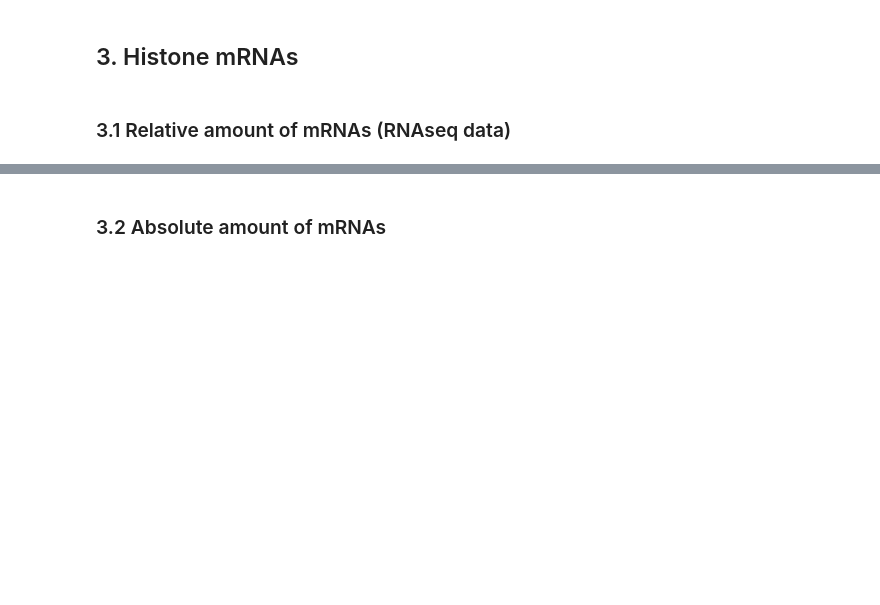
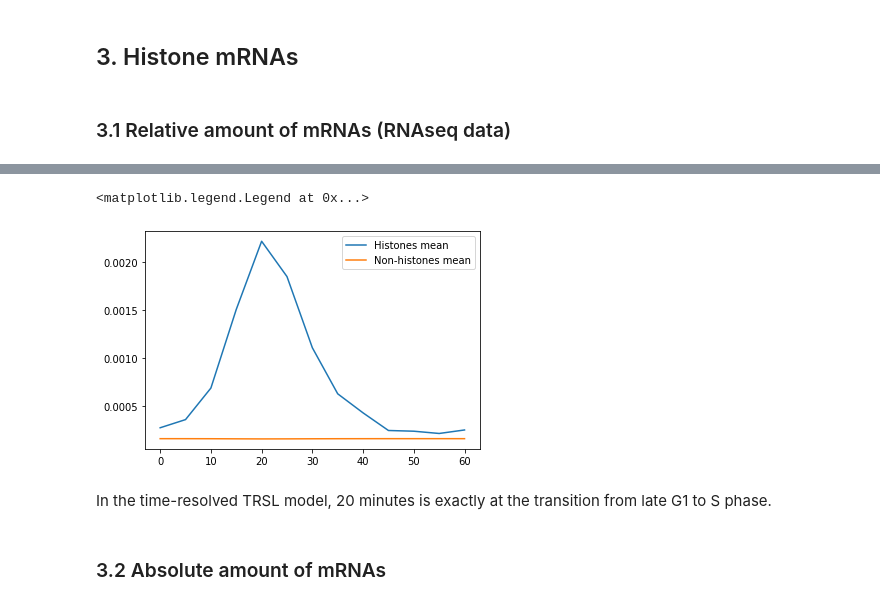
Before and after one commit to gittenberg/TRSL2, a Jupyter notebook: notebooks/40_Histone_analysis.ipynb, the cells around one changed output, grey strips where cells are left out. Cells and saved outputs as stored; diff of their text form; code cells hidden in the pictures; blank space fills up the shorter version.

Commit message:
Added chart to histone analysis

```diff
--- a/notebooks/40_Histone_analysis.ipynb
+++ b/notebooks/40_Histone_analysis.ipynb
@@ -50,0 +65,2 @@ non_histones_df = mRNA_rel[~mRNA_rel["systematic"].isin(histones_systematic)]
+# %%
+non_histones_df = non_histones_df.loc[~(non_histones_df[[0, 5, 10, 15, 20, 25, 30, 35, 40, 45, 50, 55, 60]]==0).all(axis=1)]
@@ -51,3 +83,12 @@ non_histones_df = mRNA_rel[~mRNA_rel["systematic"].isin(histones_systematic)]
+# %%
+ax = histones_df.mean().plot(logy=False)
+non_histones_df.mean().plot(logy=False)
+ax.legend(["Histones mean", "Non-histones mean"])
+# %% [output]
+<matplotlib.legend.Legend at 0x...>
+[figure, added]
+# %% [markdown]
+In the time-resolved TRSL model, 20 minutes is exactly at the transition from late G1 to S phase.
 # %% [markdown]
 ### 3.2 Absolute amount of mRNAs
 # %% [markdown]
```
Also changed, not shown: parts of 3 cells of this notebook.
